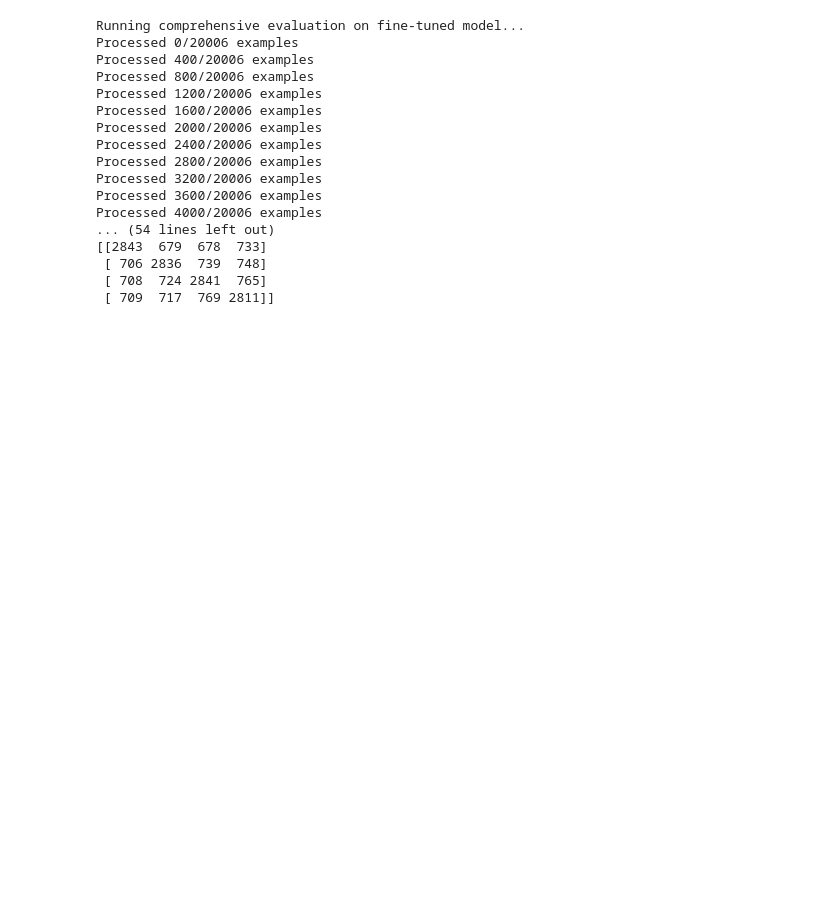
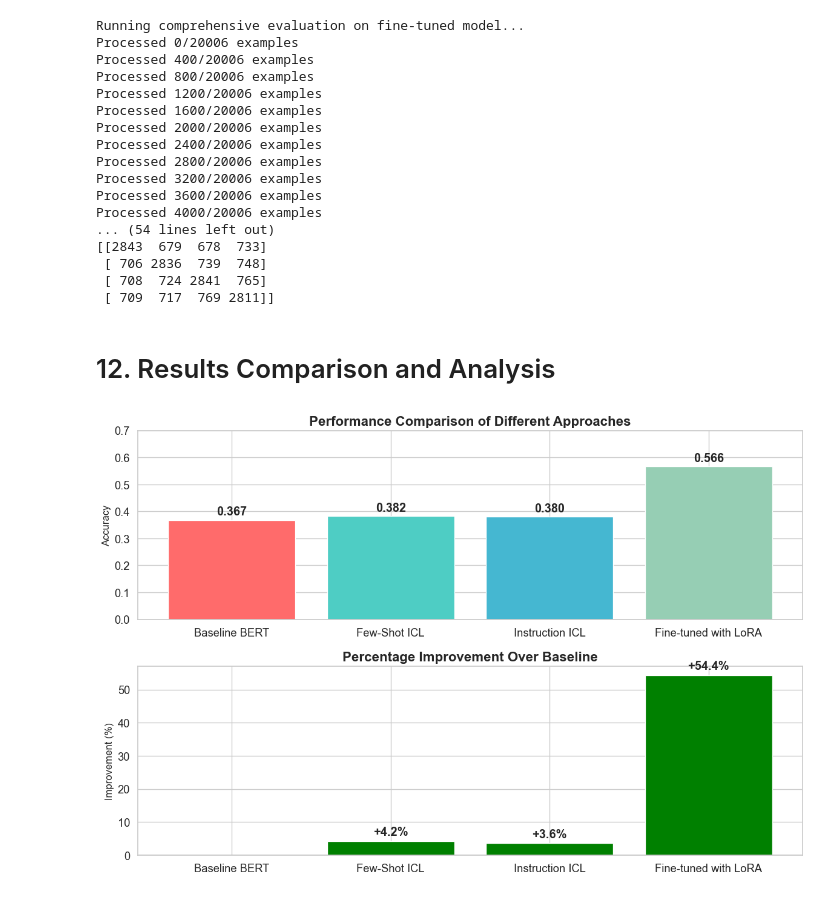
Before and after one commit to Mehrnaz4Hosseini/DataScience, a Jupyter notebook: CA5&6/3_LLM_for_MCQs/llm_for_multiple_choice_questions.ipynb, the cells around one changed output. Cells and saved outputs as stored; diff of their text form; code cells hidden in the pictures; blank space fills up the shorter version.

```diff
--- a/CA5&6/3_LLM_for_MCQs/llm_for_multiple_choice_questions.ipynb
+++ b/CA5&6/3_LLM_for_MCQs/llm_for_multiple_choice_questions.ipynb
@@ -1212,3 +1202,78 @@ Processed 4000/20006 examples
  [ 706 2836  739  748]
  [ 708  724 2841  765]
  [ 709  717  769 2811]]
+# %% [markdown]
+# 12. Results Comparison and Analysis
+# %%
+baseline_accuracy = 0.3669
+few_shot_icl_accuracy = 0.3824
+instruction_icl_accuracy = 0.3800
+fine_tuned_accuracy = 0.5664
+
+comparison_data = {
+    'Approach': ['Baseline BERT', 'Few-Shot ICL', 'Instruction ICL', 'Fine-tuned with LoRA'],
+    'Accuracy': [baseline_accuracy, few_shot_icl_accuracy, instruction_icl_accuracy, fine_tuned_accuracy],
+    'Accuracy_Percentage': [baseline_accuracy*100, few_shot_icl_accuracy*100,
+                           instruction_icl_accuracy*100, fine_tuned_accuracy*100]
+}
+
+comparison_df = pd.DataFrame(comparison_data)
+
+plt.figure(figsize=(12, 8))
+
+plt.subplot(2, 1, 1)
+bars = plt.bar(comparison_df['Approach'], comparison_df['Accuracy'],
+               color=['#FF6B6B', '#4ECDC4', '#45B7D1', '#96CEB4'])
+plt.title('Performance Comparison of Different Approaches', fontsize=16, fontweight='bold')
+plt.ylabel('Accuracy', fontsize=12)
+plt.ylim(0, 0.7)
+
+for bar, accuracy in zip(bars, comparison_df['Accuracy']):
+    height = bar.get_height()
+    plt.text(bar.get_x() + bar.get_width()/2., height + 0.01,
+             f'{accuracy:.3f}', ha='center', va='bottom', fontweight='bold')
+
+plt.subplot(2, 1, 2)
+improvements = [
+    0,
+    (few_shot_icl_accuracy - baseline_accuracy) / baseline_accuracy * 100,
+    (instruction_icl_accuracy - baseline_accuracy) / baseline_accuracy * 100,
+    (fine_tuned_accuracy - baseline_accuracy) / baseline_accuracy * 100
+]
+
+colors = ['gray' if x == 0 else 'green' if x > 0 else 'red' for x in improvements]
+plt.bar(comparison_df['Approach'], improvements, color=colors)
+plt.title('Percentage Improvement Over Baseline', fontsize=16, fontweight='bold')
+plt.ylabel('Improvement (%)', fontsize=12)
+plt.axhline(y=0, color='black', linestyle='-', alpha=0.3)
+
+for i, improvement in enumerate(improvements):
+    if improvement != 0:
+        plt.text(i, improvement + (1 if improvement > 0 else -1),
+                 f'{improvement:+.1f}%', ha='center', va='bottom' if improvement > 0 else 'top',
+                 fontweight='bold')
+
+plt.tight_layout()
+plt.show()
+
+
+print("="*80)
+print("COMPREHENSIVE ANALYSIS OF RESULTS")
+print("="*80)
+
+print(f"\n1. PERFORMANCE COMPARISON:")
+print(f"   - Baseline BERT: {baseline_accuracy:.4f} ({baseline_accuracy*100:.2f}%)")
+print(f"   - Few-Shot ICL: {few_shot_icl_accuracy:.4f} ({few_shot_icl_accuracy*100:.2f}%)")
+print(f"   - Instruction ICL: {instruction_icl_accuracy:.4f} ({instruction_icl_accuracy*100:.2f}%)")
+print(f"   - Fine-tuned with LoRA: {fine_tuned_accuracy:.4f} ({fine_tuned_accuracy*100:.2f}%)")
+
+print(f"\n2. RELATIVE IMPROVEMENT OVER BASELINE:")
+print(f"   - Few-Shot ICL: {((few_shot_icl_accuracy - baseline_accuracy) / baseline_accuracy * 100):+.1f}%")
+print(f"   - Instruction ICL: {((instruction_icl_accuracy - baseline_accuracy) / baseline_accuracy * 100):+.1f}%")
+print(f"   - Fine-tuned with LoRA: {((fine_tuned_accuracy - baseline_accuracy) / baseline_accuracy * 100):+.1f}%")
+
+print(f"\n3. ABSOLUTE PERFORMANCE GAP:")
+print(f"   - Fine-tuned vs Baseline: {fine_tuned_accuracy - baseline_accuracy:.3f} accuracy points")
+print(f"   - Fine-tuned vs Best ICL: {fine_tuned_accuracy - max(few_shot_icl_accuracy, instruction_icl_accuracy):.3f} accuracy points")
+# %% [output]
+[figure, added]
```
Also changed, not shown: parts of 17 cells of this notebook.
